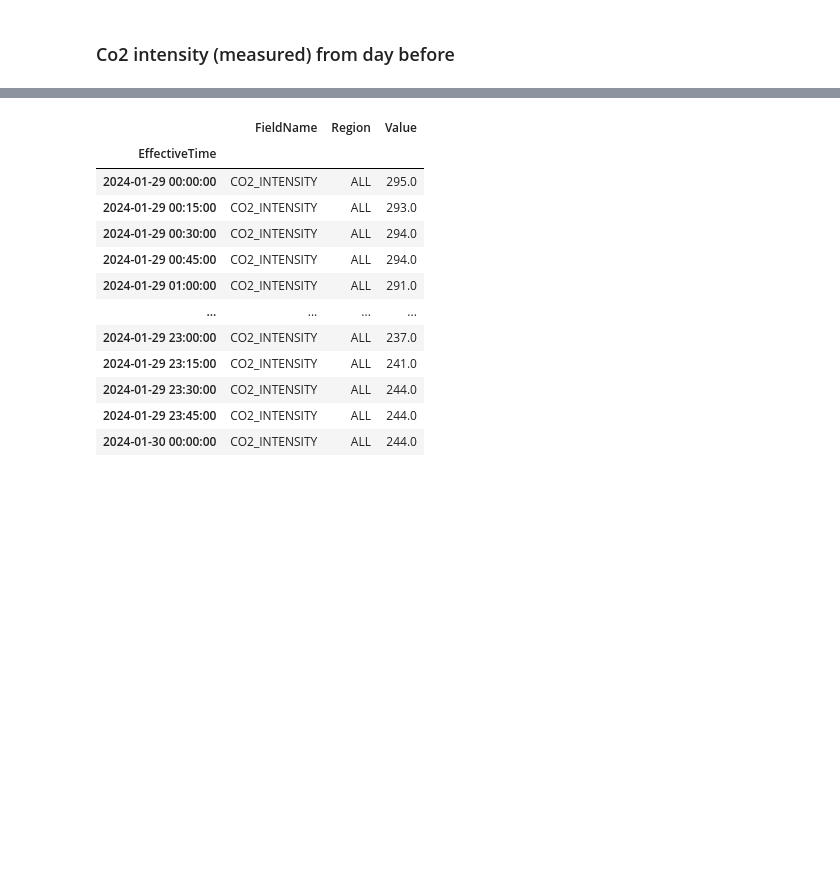
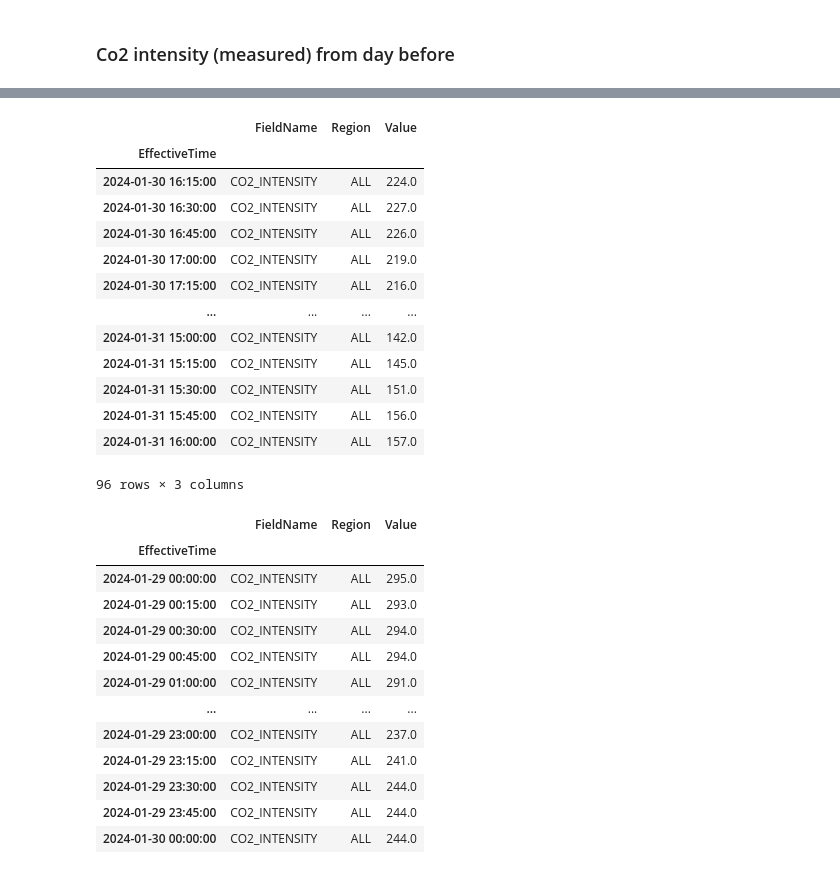
Before and after one commit to SaM-92/telegram-energy-api, a Jupyter notebook: eirgrid-api.ipynb, the cells around one changed output, grey strips where cells are left out. Cells and saved outputs as stored; diff of their text form; code cells hidden in the pictures; blank space fills up the shorter version.

```diff
--- a/eirgrid-api.ipynb
+++ b/eirgrid-api.ipynb
@@ -146,14 +169,12 @@ import numpy as np
 
 
 # Interpolate NaN values, except for the last NaN
-df_carbon_int_interp = df_carbon_intensity_indexed.interpolate()
+last_value_index_co_intensity = df_carbon_intensity_indexed['Value'].last_valid_index()
 
 # Reverse the DataFrame
-df_reversed = df_carbon_int_interp.iloc[::-1]
-
-# Find the first valid index in the reversed DataFrame, which corresponds to the last NaN before non-NaN values
-last_nan_index_before_non_nan = df_reversed['Value'].first_valid_index()
 
 
 # Select rows up to the row before the last NaN
-df_carbon_intensity_recent = df_carbon_int_interp.loc[:last_nan_index_before_non_nan]
+df_carbon_intensity_recent = df_carbon_intensity_indexed.loc[:last_value_index_co_intensity]
+
+df_carbon_intensity_recent['Value'] = df_carbon_intensity_recent['Value'].interpolate()
@@ -164,3 +187,20 @@ Timestamp('2024-01-30 00:00:00')
+# %%
+df_carbon_intensity_recent
+# %% [output]
+|  | FieldName | Region | Value |
+| EffectiveTime |  |  |  |
+| 2024-01-30 16:15:00 | CO2_INTENSITY | ALL | 224.0 |
+| 2024-01-30 16:30:00 | CO2_INTENSITY | ALL | 227.0 |
+| 2024-01-30 16:45:00 | CO2_INTENSITY | ALL | 226.0 |
+| 2024-01-30 17:00:00 | CO2_INTENSITY | ALL | 219.0 |
+| 2024-01-30 17:15:00 | CO2_INTENSITY | ALL | 216.0 |
+| ... | ... | ... | ... |
+| 2024-01-31 15:00:00 | CO2_INTENSITY | ALL | 142.0 |
+| 2024-01-31 15:15:00 | CO2_INTENSITY | ALL | 145.0 |
+| 2024-01-31 15:30:00 | CO2_INTENSITY | ALL | 151.0 |
+| 2024-01-31 15:45:00 | CO2_INTENSITY | ALL | 156.0 |
+| 2024-01-31 16:00:00 | CO2_INTENSITY | ALL | 157.0 |
+96 rows × 3 columns
 # %%
 df_carbon_intensity_recent
 # %% [output]
```
Also changed, not shown: parts of 8 cells of this notebook, 3 other files.
